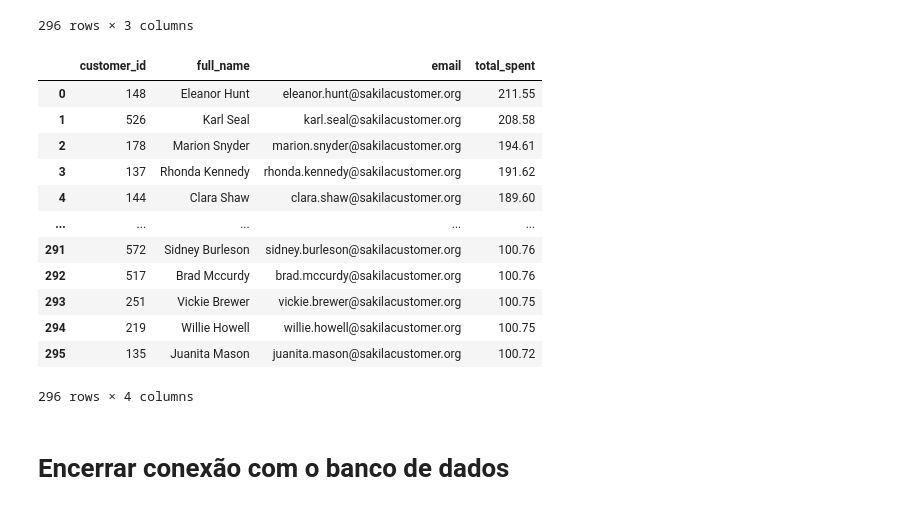
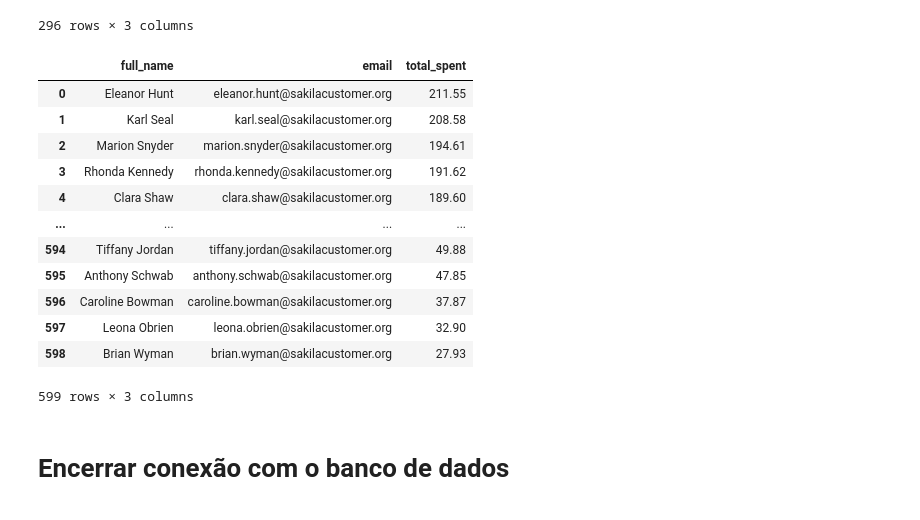
Before and after one commit to LRLeite/Data-Analytics, a Jupyter notebook: Explorando Dados com SQL/dvd_rental.ipynb, the cells around one changed output. Cells and saved outputs as stored; diff of their text form; code cells hidden in the pictures.

```diff
--- a/Explorando Dados com SQL/dvd_rental.ipynb
+++ b/Explorando Dados com SQL/dvd_rental.ipynb
@@ -429,48 +430,37 @@ display(df_16)
 | 295 | 595 | Terrence Gunderson | terrence.gunderson@sakilacustomer... |
 296 rows × 3 columns
 # %%
-#Selecionar s consumidores que gastaram mais de $100 na loja, utilizando tabela temporária para mostrar também o valor gasto por cada consumidor
+#Selecionar o nome completo e e-mail dos consumidores que gastaram acima da média da loja, utilizando tabela temporária para mostrar também o valor gasto por cada consumidor
+#O valor gasto por consumidor está na tabela payment e as demais informações estão na tabela customer
 query_17 = '''
 WITH CustomerSpending AS (
-    SELECT
-        customer_id,
-        SUM(amount) AS total_spent
-    FROM
-        payment
-    GROUP BY
-        customer_id
-    HAVING
-        SUM(amount) > 100
+	SELECT customer_id, SUM(amount) as total_spent
+	FROM payment
+	GROUP BY customer_id
+	HAVING SUM(amount) > (SELECT AVG(amount) FROM payment) -- Filtra os consumidores que gastaram acima da média
 )
-SELECT
-    c.customer_id,
-    c.first_name || ' ' || c.last_name AS full_name,
-    c.email,
-    cs.total_spent
-FROM
-    customer c
-JOIN
-    CustomerSpending cs ON c.customer_id = cs.customer_id
-ORDER BY
-    cs.total_spent DESC;
+SELECT first_name || ' ' || last_name AS full_name, email, total_spent
+FROM customer
+INNER JOIN CustomerSpending on customer.customer_id = CustomerSpending.customer_id
+ORDER BY total_spent DESC
 '''
 
 df_17 = pd.read_sql_query(query_17, engine)
 display(df_17)
 # %% [output]
-|  | customer_id | full_name | email | total_spent |
-| 0 | 148 | Eleanor Hunt | eleanor.hunt@sakilacustomer.org | 211.55 |
-| 1 | 526 | Karl Seal | karl.seal@sakilacustomer.org | 208.58 |
-| 2 | 178 | Marion Snyder | marion.snyder@sakilacustomer.org | 194.61 |
-| 3 | 137 | Rhonda Kennedy | rhonda.kennedy@sakilacustomer.org | 191.62 |
-| 4 | 144 | Clara Shaw | clara.shaw@sakilacustomer.org | 189.60 |
-| ... | ... | ... | ... | ... |
-| 291 | 572 | Sidney Burleson | sidney.burleson@sakilacustomer.org | 100.76 |
-| 292 | 517 | Brad Mccurdy | brad.mccurdy@sakilacustomer.org | 100.76 |
-| 293 | 251 | Vickie Brewer | vickie.brewer@sakilacustomer.org | 100.75 |
-| 294 | 219 | Willie Howell | willie.howell@sakilacustomer.org | 100.75 |
-| 295 | 135 | Juanita Mason | juanita.mason@sakilacustomer.org | 100.72 |
+|  | full_name | email | total_spent |
+| 0 | Eleanor Hunt | eleanor.hunt@sakilacustomer.org | 211.55 |
+| 1 | Karl Seal | karl.seal@sakilacustomer.org | 208.58 |
+| 2 | Marion Snyder | marion.snyder@sakilacustomer.org | 194.61 |
+| 3 | Rhonda Kennedy | rhonda.kennedy@sakilacustomer.org | 191.62 |
+| 4 | Clara Shaw | clara.shaw@sakilacustomer.org | 189.60 |
+| ... | ... | ... | ... |
+| 594 | Tiffany Jordan | tiffany.jordan@sakilacustomer.org | 49.88 |
+| 595 | Anthony Schwab | anthony.schwab@sakilacustomer.org | 47.85 |
+| 596 | Caroline Bowman | caroline.bowman@sakilacustomer.org | 37.87 |
+| 597 | Leona Obrien | leona.obrien@sakilacustomer.org | 32.90 |
+| 598 | Brian Wyman | brian.wyman@sakilacustomer.org | 27.93 |
-296 rows × 4 columns
+599 rows × 3 columns
 # %% [markdown]
 **<h1>Encerrar conexão com o banco de dados</h1>**
 # %%
```
Also changed, not shown: parts of 5 cells of this notebook.
